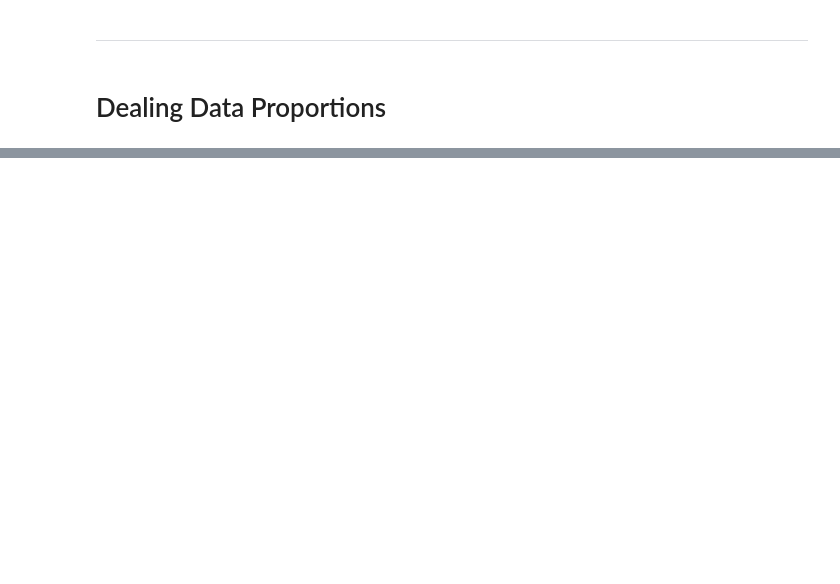
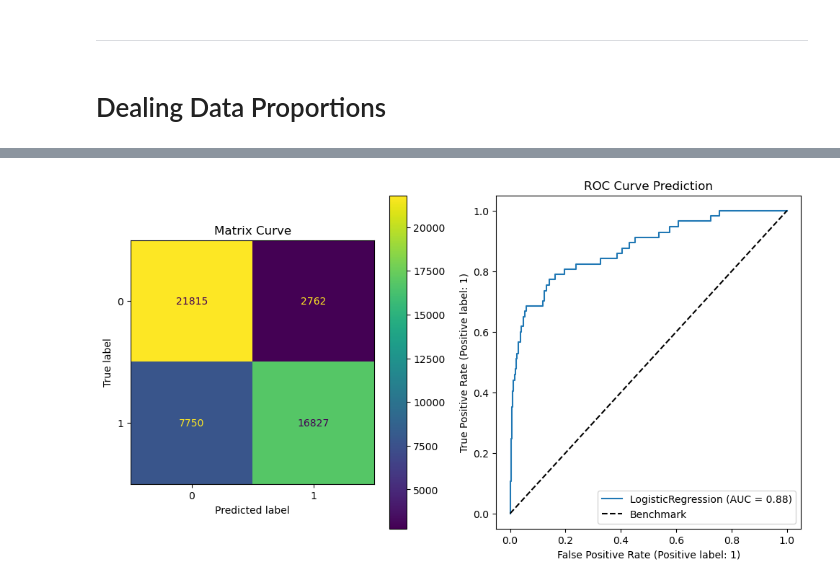
Before and after one commit to SalisEduardo/EAD0830-IA-aplic-financas, a Jupyter notebook: Atividades/atv2/rascunho_modelagem.ipynb, the cells around one changed output, grey strips where cells are left out. Cells and saved outputs as stored; diff of their text form; code cells hidden in the pictures; blank space fills up the shorter version.

```diff
--- a/Atividades/atv2/rascunho_modelagem.ipynb
+++ b/Atividades/atv2/rascunho_modelagem.ipynb
@@ -412,0 +426,15 @@ plot_classification_metrics(best_log_reg,y_test,X_test)
+# %%
+from sklearn.utils import resample
+#create two different dataframe of majority and minority class
+
+
+
+df_majority = df_resample[(df_resample['Class']==0)]
+df_minority = df_resample[(df_resample['Class']==1)]
+# upsample minority class
+df_minority_upsampled = resample(df_minority,
+                                 replace=True,    # sample with replacement
+                                 n_samples=df_resample[df_resample['Class'] == 0].shape[0],# to match majority class
+                                 random_state=42)  # reproducible results
+# Combine majority class with upsampled minority class
+df_upsampled = pd.concat([df_minority_upsampled, df_majority])
@@ -412,0 +447,24 @@ plot_classification_metrics(best_log_reg,y_test,X_test)
+# %%
+X_upsamp = df_upsampled.drop("Class", axis = 1)
+y_upsamp = df_upsampled ["Class"]
+
+
+
+strat_kfold = StratifiedKFold(n_splits=10, shuffle=False)
+
+params_log_reg = {
+    'C': [0.001, 0.01, 0.1, 1, 10, 100, 1000],
+    'penalty': ['l1', 'l2']
+}
+
+
+
+# Step 2: Perform cross-validation with hyperparameter tuning
+grid_search_log_reg = GridSearchCV(LogisticRegression(class_weight='balanced',solver='liblinear'), params_log_reg, cv=strat_kfold, scoring='roc_auc',n_jobs=-1)
+grid_search_log_reg.fit(X_upsamp , y_upsamp )
+
+best_log_reg = grid_search_log_reg.best_estimator_
+best_log_reg.fit(X_upsamp , y_upsamp )
+
+train_metrics = get_metrics(best_log_reg,y_upsamp ,X_upsamp )
+test_metrics = get_metrics(best_log_reg,y_test,X_test)
@@ -412,0 +498,4 @@ plot_classification_metrics(best_log_reg,y_test,X_test)
+# %%
+plot_classification_metrics(best_log_reg,y_upsamp,X_upsamp)
+# %% [output]
+[figure, added]
```
Also changed, not shown: parts of 28 cells of this notebook, 5 other files.
